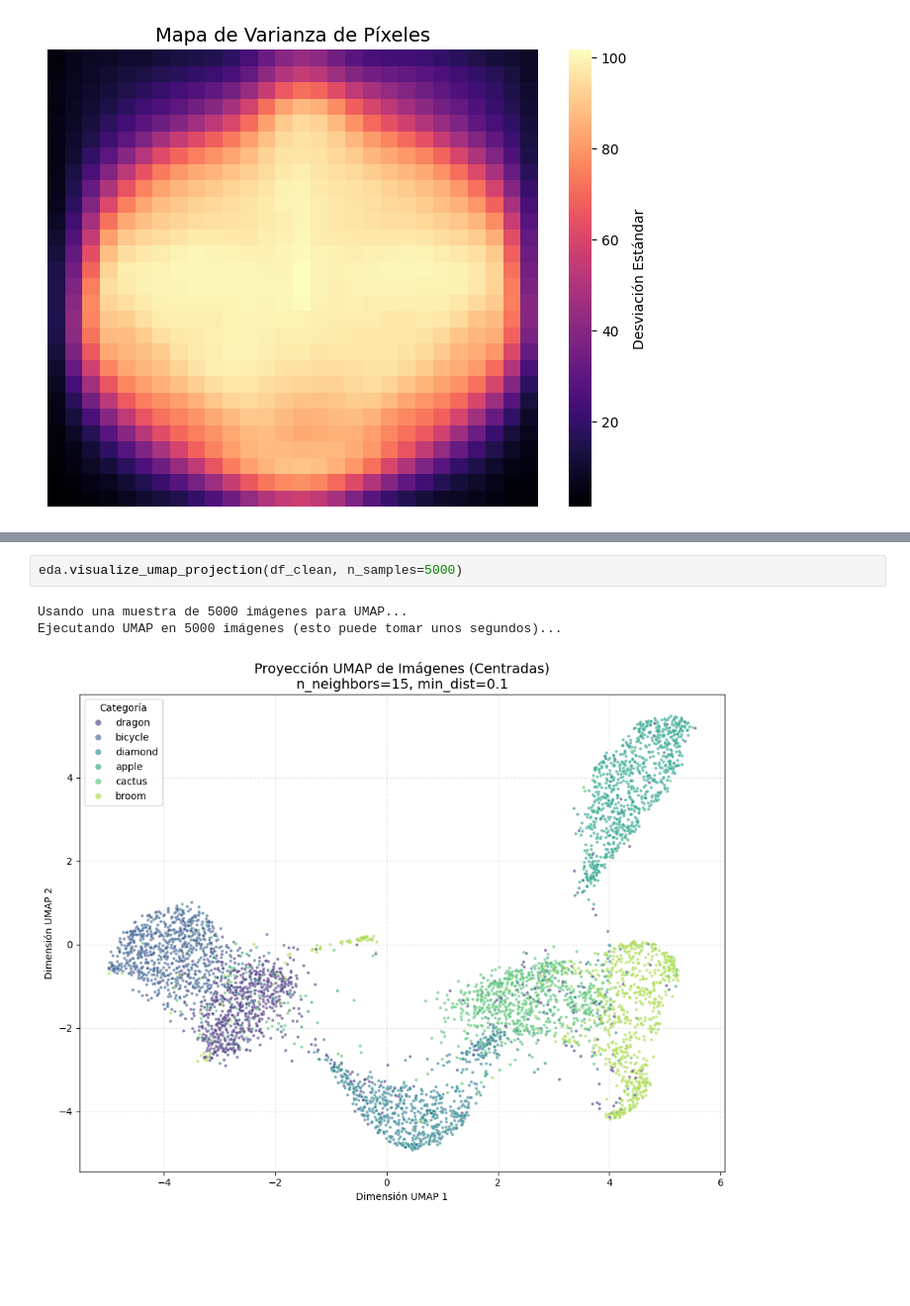
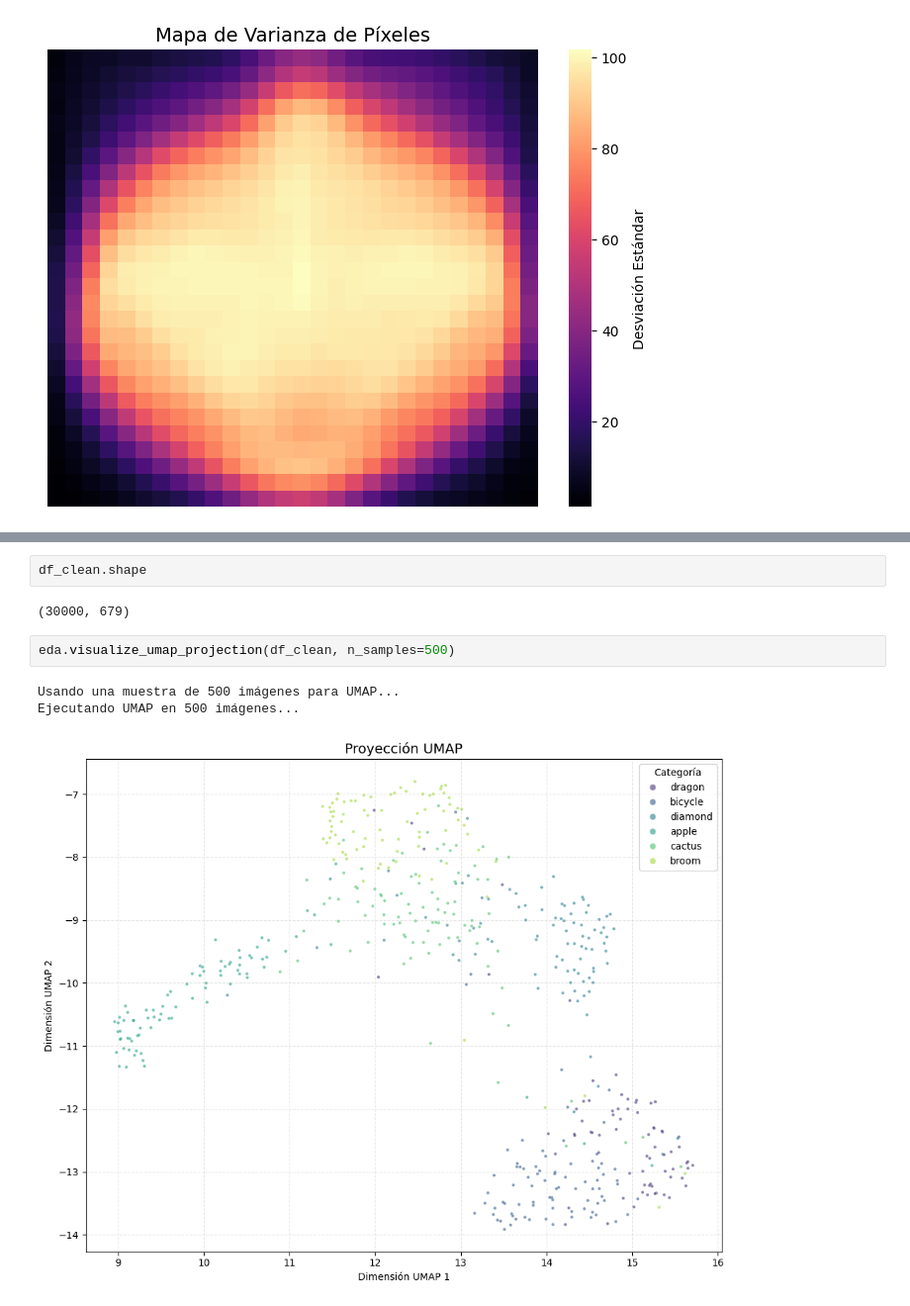
Before and after one commit to moonlightKiR/XGBOOST, a Jupyter notebook: src/main.ipynb, the cells around one changed output, grey strips where cells are left out. Shown at 99% size. Cells and saved outputs as stored; diff of their text form; blank space fills up the shorter version.

```diff
--- a/src/main.ipynb
+++ b/src/main.ipynb
@@ -156,6 +157,10 @@ Columnas iniciales: 784
+# %%
+df_clean.shape
+# %% [output]
+(30000, 679)
 # %%
-eda.visualize_umap_projection(df_clean, n_samples=5000)
+eda.visualize_umap_projection(df_clean, n_samples=500)
 # %% [output]
-Usando una muestra de 5000 imágenes para UMAP...
-Ejecutando UMAP en 5000 imágenes (esto puede tomar unos segundos)...
+Usando una muestra de 500 imágenes para UMAP...
+Ejecutando UMAP en 500 imágenes...
-[figure, old version]
+[figure, new version]
```
Also changed, not shown: parts of 7 cells of this notebook, 1 other file.
